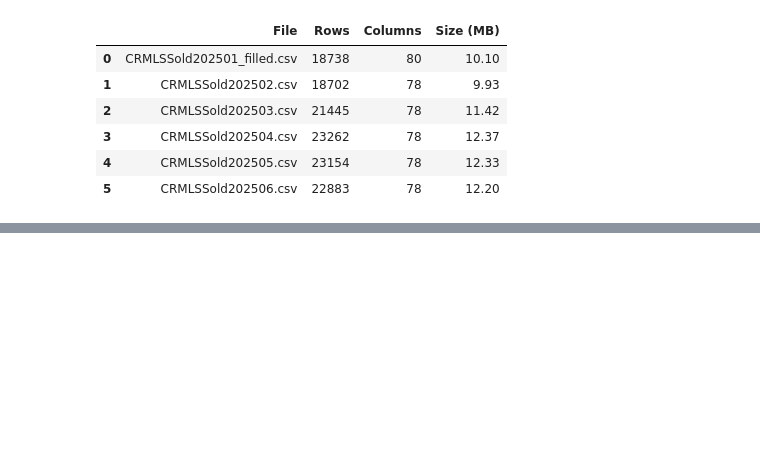
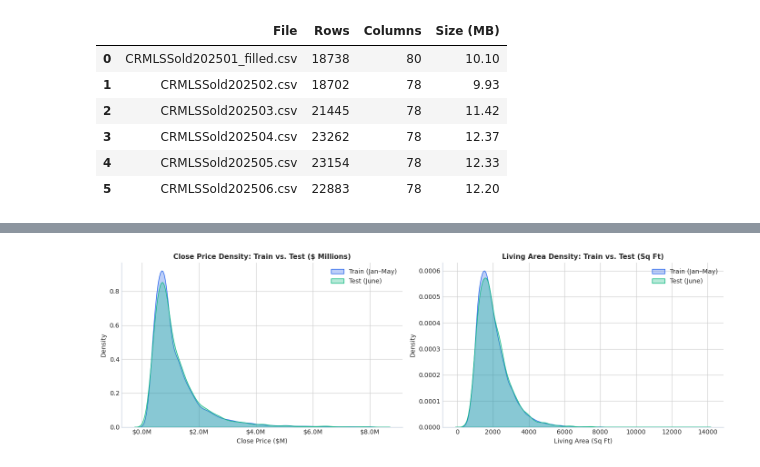
Before and after one commit to SteveWong-a/IDX-Exchange-Data-Science, a Jupyter notebook: 02_preprocessing.ipynb, the cells around one changed output, grey strips where cells are left out. Drawn from its saved outputs; the diff is of its cells as text; code cells hidden in the pictures; blank space fills up the shorter version.

```diff
--- a/02_preprocessing.ipynb
+++ b/02_preprocessing.ipynb
@@ -1130,0 +567,88 @@ Target leakage audit passed: ListPrice, OriginalListPrice, DaysOnMarket, and Pur
+# %%
+# 8. Chronological Partitioning & Outlier Filtering
+train_raw = clean_df[clean_df['Month_Num'] < 6].copy()
+test_raw = clean_df[clean_df['Month_Num'] == 6].copy()
+
+# Compute thresholds on Train only
+price_p005 = train_raw['ClosePrice'].quantile(0.005)
+price_p995 = train_raw['ClosePrice'].quantile(0.995)
+
+print(f"Training 0.5th Percentile:  ${price_p005:,.2f}")
+print(f"Training 99.5th Percentile: ${price_p995:,.2f}")
+
+# Filter both sets using identical training thresholds
+train_set = train_raw[(train_raw['ClosePrice'] >= price_p005) & (train_raw['ClosePrice'] <= price_p995)].copy()
+test_set = test_raw[(test_raw['ClosePrice'] >= price_p005) & (test_raw['ClosePrice'] <= price_p995)].copy()
+
+print(f"Train Set (Jan–May 2025): {len(train_set):,} observations")
+print(f"Test Set (June 2025):    {len(test_set):,} observations")
+
+# Compute Comp Metrics on Train Only
+train_set['temp_ppsf'] = train_set['ClosePrice'] / train_set['LivingArea']
+zip_ppsf = train_set.groupby('PostalCode')['temp_ppsf'].median()
+city_ppsf = train_set.groupby('City')['temp_ppsf'].median()
+county_ppsf = train_set.groupby('CountyOrParish')['temp_ppsf'].median()
+glob_ppsf = train_set['temp_ppsf'].median()
+
+zip_price = train_set.groupby('PostalCode')['ClosePrice'].median()
+city_price = train_set.groupby('City')['ClosePrice'].median()
+county_price = train_set.groupby('CountyOrParish')['ClosePrice'].median()
+glob_price = train_set['ClosePrice'].median()
+
+for split_df in [train_set, test_set]:
+    split_df['comp_median_ppsf'] = np.round(
+        split_df['PostalCode'].map(zip_ppsf)
+        .fillna(split_df['City'].map(city_ppsf))
+        .fillna(split_df['CountyOrParish'].map(county_ppsf))
+        .fillna(glob_ppsf), 2
+    )
+    split_df['comp_median_price'] = np.round(
+        split_df['PostalCode'].map(zip_price)
+        .fillna(split_df['City'].map(city_price))
+        .fillna(split_df['CountyOrParish'].map(county_price))
+        .fillna(glob_price), 2
+    )
+
+train_set = train_set.drop(columns=['temp_ppsf'])
+
+# Compare Train vs Test Distributions
+fig, (ax1, ax2) = plt.subplots(1, 2, figsize=(14, 4.5))
+
+sns.kdeplot(train_set['ClosePrice'] / 1e6, ax=ax1, color='#2563eb', label='Train (Jan–May)', fill=True, alpha=0.3)
+sns.kdeplot(test_set['ClosePrice'] / 1e6, ax=ax1, color='#10b981', label='Test (June)', fill=True, alpha=0.3)
+ax1.set_title("Close Price Density: Train vs. Test ($ Millions)", fontsize=11, fontweight='bold')
+ax1.set_xlabel("Close Price ($M)", fontsize=10)
+ax1.xaxis.set_major_formatter(mticker.FormatStrFormatter('$%.1fM'))
+ax1.legend()
+ax1.spines[['top', 'right']].set_visible(False)
+
+sns.kdeplot(train_set['LivingArea'], ax=ax2, color='#2563eb', label='Train (Jan–May)', fill=True, alpha=0.3)
+sns.kdeplot(test_set['LivingArea'], ax=ax2, color='#10b981', label='Test (June)', fill=True, alpha=0.3)
+ax2.set_title("Living Area Density: Train vs. Test (Sq Ft)", fontsize=11, fontweight='bold')
+ax2.set_xlabel("Living Area (Sq Ft)", fontsize=10)
+ax2.legend()
+ax2.spines[['top', 'right']].set_visible(False)
+
+plt.tight_layout()
+plt.show()
+
+# Distribution Summary Comparison Table
+dist_comp = pd.DataFrame({
+    'Metric': ['Mean ClosePrice', 'Median ClosePrice', 'Std ClosePrice', 'Mean LivingArea', 'Median LivingArea'],
+    'Train Set (Jan–May)': [
+        f"${train_set['ClosePrice'].mean():,.0f}",
+        f"${train_set['ClosePrice'].median():,.0f}",
+        f"${train_set['ClosePrice'].std():,.0f}",
+        f"{train_set['LivingArea'].mean():,.0f} sqft",
+        f"{train_set['LivingArea'].median():,.0f} sqft"
+    ],
+    'Test Set (June)': [
+        f"${test_set['ClosePrice'].mean():,.0f}",
+        f"${test_set['ClosePrice'].median():,.0f}",
+        f"${test_set['ClosePrice'].std():,.0f}",
+        f"{test_set['LivingArea'].mean():,.0f} sqft",
+        f"{test_set['LivingArea'].median():,.0f} sqft"
+    ]
+})
+display(dist_comp)
+# %% [output]
@@ -1130,0 +659 @@ Target leakage audit passed: ListPrice, OriginalListPrice, DaysOnMarket, and Pur
+[figure, added]
```
Also changed, not shown: parts of 54 cells of this notebook.
